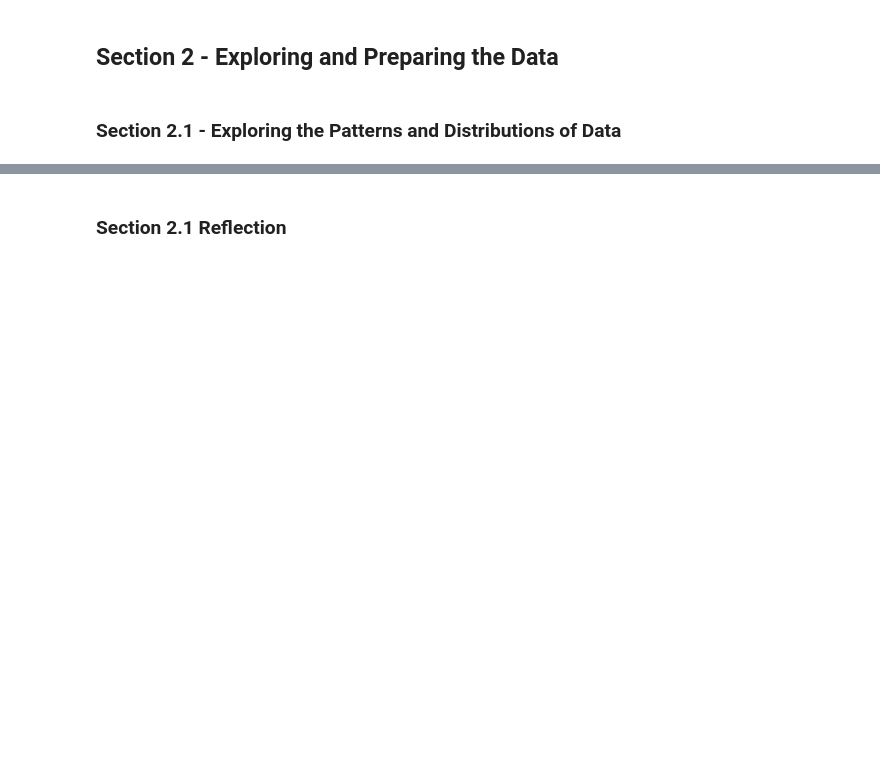
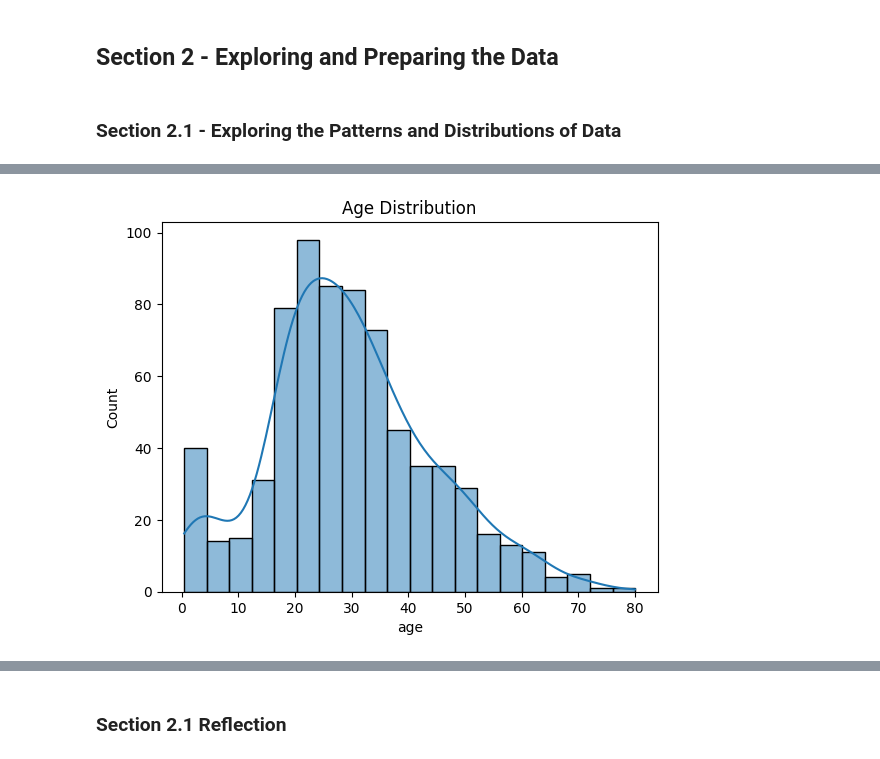
Before and after one commit to karlidean/applied-ml-karlidean, a Jupyter notebook: notebooks/project02/ml02_karlidean.ipynb, the cells around one changed output, grey strips where cells are left out. Saved outputs shown, nothing was run; the diff lists cells and outputs as text; code cells hidden in the pictures; blank space fills up the shorter version.

```diff
--- a/notebooks/project02/ml02_karlidean.ipynb
+++ b/notebooks/project02/ml02_karlidean.ipynb
@@ -14,0 +202,7 @@
+# %%
+# Creating a histogram of the age of the passengers:
+sns.histplot(titanic['age'], kde=True)
+plt.title('Age Distribution')
+plt.show()
+# %% [output]
+[figure, added]
```
Also changed, not shown: parts of 31 cells of this notebook.
